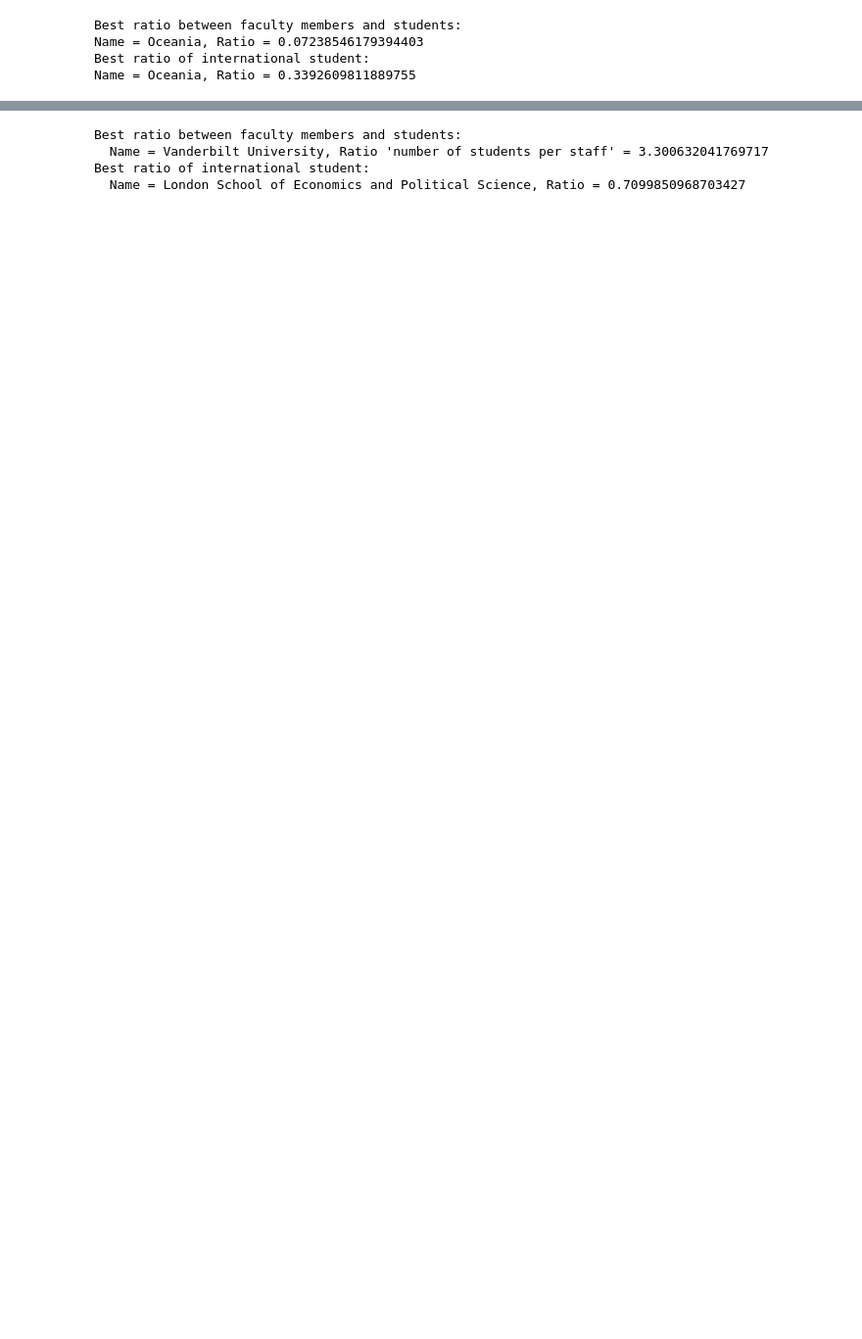
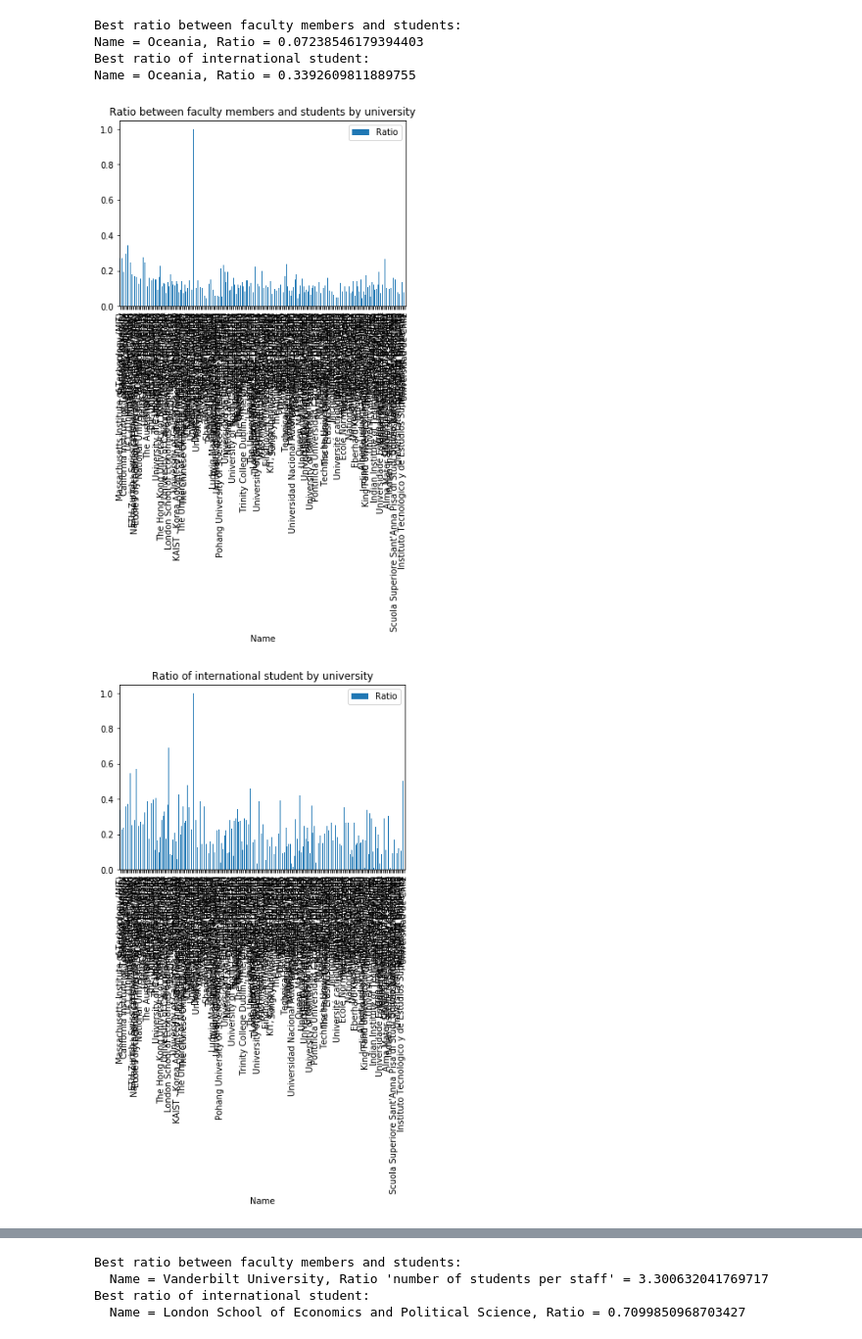
Before and after one commit to Roussaky/ada-EPFL, a Jupyter notebook: Homework2/Homework2.ipynb, the cells around one changed output, grey strips where cells are left out. Shown at 98% size. Cells and saved outputs as stored; diff of their text form; code cells hidden in the pictures; blank space fills up the shorter version.

Commit message:
Fix thnigs and add graphs for Q1

```diff
--- a/Homework2/Homework2.ipynb
+++ b/Homework2/Homework2.ipynb
@@ -58,7 +75,7 @@ def extract_number(t):
     return int(''.join(filter(str.isdigit, t.find("div", class_="number").text)))
 # %%
 #Building the dataFrame
-df = pd.DataFrame(columns = ['Rank','Name','Country','Region','FacultyMemberInt','FacultyMemberTot','StudentInt','StudentTot'])
+topU_ranking = pd.DataFrame(columns = ['Rank','Name','Country','Region','FacultyMemberInt','FacultyMemberTot','StudentInt','StudentTot'])
 
 nb = 0
 for i in json_result.keys():
@@ -71,4 +88,4 @@ for i in json_result.keys():
         nb = nb + 1
         facultyInt,facultyTot,studentInt,studentTot = getUniInfo(BASE_URL + x['url'])
         current_uni = [x['rank_display'],x['title'],x['country'],x['region'],facultyInt,facultyTot,studentInt,studentTot]
-        df.loc[len(df)] = current_uni
+        topU_ranking.loc[len(topU_ranking)] = current_uni
@@ -133,12 +147,12 @@ Name = London School of Economics and Political Science (LSE), Ratio = 0.6913934
 # %%
 #Get the list of the countries in the dataFrame
 countryStats = pd.DataFrame(columns = ['Name','FacultyMemberInt','FacultyMemberTot','StudentInt','StudentTot'])
-countries = df.Country.unique()
+countries = topU_ranking.Country.unique()
 
 for country in countries:
 
     #Ignore the row with -1
-    currentCountry = df[(df.Country == country)&(df.StudentInt >=0)&(df.StudentTot >=0)&(df.FacultyMemberInt >=0)&(df.FacultyMemberTot >=0)]
+    currentCountry = topU_ranking[(topU_ranking.Country == country)&(topU_ranking.StudentInt >=0)&(topU_ranking.StudentTot >=0)&(topU_ranking.FacultyMemberInt >=0)&(topU_ranking.FacultyMemberTot >=0)]
 
     #Sum the columns
     IntStud = currentCountry.StudentInt.sum()
@@ -149,10 +163,10 @@ for country in countries:
     currentCountry = [country,IntFac,TotFac,IntStud,TotStud]
     countryStats.loc[len(countryStats)] = (currentCountry)
 
-CountryWithBestFacRatio, maxIntFacCountryRatio = getBestRatio(countryStats,'FacultyMemberInt','FacultyMemberTot','MINIMIZE')
+CountryWithBestFacRatio, maxIntFacCountryRatio, FacByStudRatioCountry = getBestRatio(countryStats,'FacultyMemberInt','FacultyMemberTot','MINIMIZE')
 print("Best ratio between faculty members and students:\nName = {n}, Ratio = {r}".format(n=CountryWithBestFacRatio,r=maxIntFacCountryRatio))
 
-CountryWithBestStudRatio, maxIntStudCountryRatio = getBestRatio(countryStats,'StudentInt','StudentTot')
+CountryWithBestStudRatio, maxIntStudCountryRatio, IntStudRatioCountry = getBestRatio(countryStats,'StudentInt','StudentTot')
 print("Best ratio of international student:\nName = {n}, Ratio = {r}".format(n=CountryWithBestStudRatio,r=maxIntStudCountryRatio))
 # %% [output]
 Best ratio between faculty members and students:
@@ -162,12 +178,12 @@ Name = Australia, Ratio = 0.3521891163400597
 # %%
 #Get the list of the countries in the dataFrame
 RegionStats = pd.DataFrame(columns = ['Name','FacultyMemberInt','FacultyMemberTot','StudentInt','StudentTot'])
-regions = df.Region.unique()
+regions = topU_ranking.Region.unique()
 
 for region in regions:
 
     #Delete the row with -1
-    currentRegion = df[(df.Region == region)&(df.StudentInt >=0)&(df.StudentTot >=0)&(df.FacultyMemberInt >=0)&(df.FacultyMemberTot >=0)]
+    currentRegion = topU_ranking[(topU_ranking.Region == region)&(topU_ranking.StudentInt >=0)&(topU_ranking.StudentTot >=0)&(topU_ranking.FacultyMemberInt >=0)&(topU_ranking.FacultyMemberTot >=0)]
 
     #Sum the columns
     IntStud = currentRegion.StudentInt.sum()
@@ -178,13 +194,46 @@ for region in regions:
     currentRegion = [region,IntFac,TotFac,IntStud,TotStud]
     RegionStats.loc[len(RegionStats)] = (currentRegion)
 
-RegionWithBestFacRatio, maxIntFacRegionRatio = getBestRatio(RegionStats,'FacultyMemberTot','StudentTot','MINIMIZE')
+RegionWithBestFacRatio, maxIntFacRegionRatio, FacByStudRatioRegion = getBestRatio(RegionStats,'FacultyMemberTot','StudentTot','MINIMIZE')
 print("Best ratio between faculty members and students:\nName = {n}, Ratio = {r}".format(n=RegionWithBestFacRatio,r=maxIntFacRegionRatio))
 
-RegionWithBestStudRatio, maxIntStudRegionRatio = getBestRatio(RegionStats,'StudentInt','StudentTot')
+RegionWithBestStudRatio, maxIntStudRegionRatio, IntStudRatioRegion = getBestRatio(RegionStats,'StudentInt','StudentTot')
 print("Best ratio of international student:\nName = {n}, Ratio = {r}".format(n=RegionWithBestStudRatio,r=maxIntStudRegionRatio))
 # %% [output]
 Best ratio between faculty members and students:
 Name = Oceania, Ratio = 0.07238546179394403
 Best ratio of international student:
 Name = Oceania, Ratio = 0.3392609811889755
+# %%
+FacByStudRatio.plot(kind='bar')
+plt.title('Ratio between faculty members and students by university')
+plt.legend(['Ratio'])
+plt.show()
+
+IntStudRatio.plot(kind='bar')
+plt.title('Ratio of international student by university')
+plt.legend(['Ratio'])
+plt.show()
+
+FacByStudRatioCountry.plot(kind='bar')
+plt.title('Ratio between faculty members and students by country')
+plt.legend(['Ratio'])
+plt.show()
+
+IntStudRatioCountry.plot(kind='bar')
+plt.title('Ratio of international student by country')
+plt.legend(['Ratio'])
+plt.show()
+
+FacByStudRatioRegion.plot(kind='bar')
+plt.title('Ratio between faculty members and students by region')
+plt.legend(['Ratio'])
+plt.show()
+
+IntStudRatioRegion.plot(kind='bar')
+plt.title('Ratio of international student by region')
+plt.legend(['Ratio'])
+plt.show()
+# %% [output]
+[figure, added]
+[figure, added]
```
Also changed, not shown: parts of 30 cells of this notebook.
